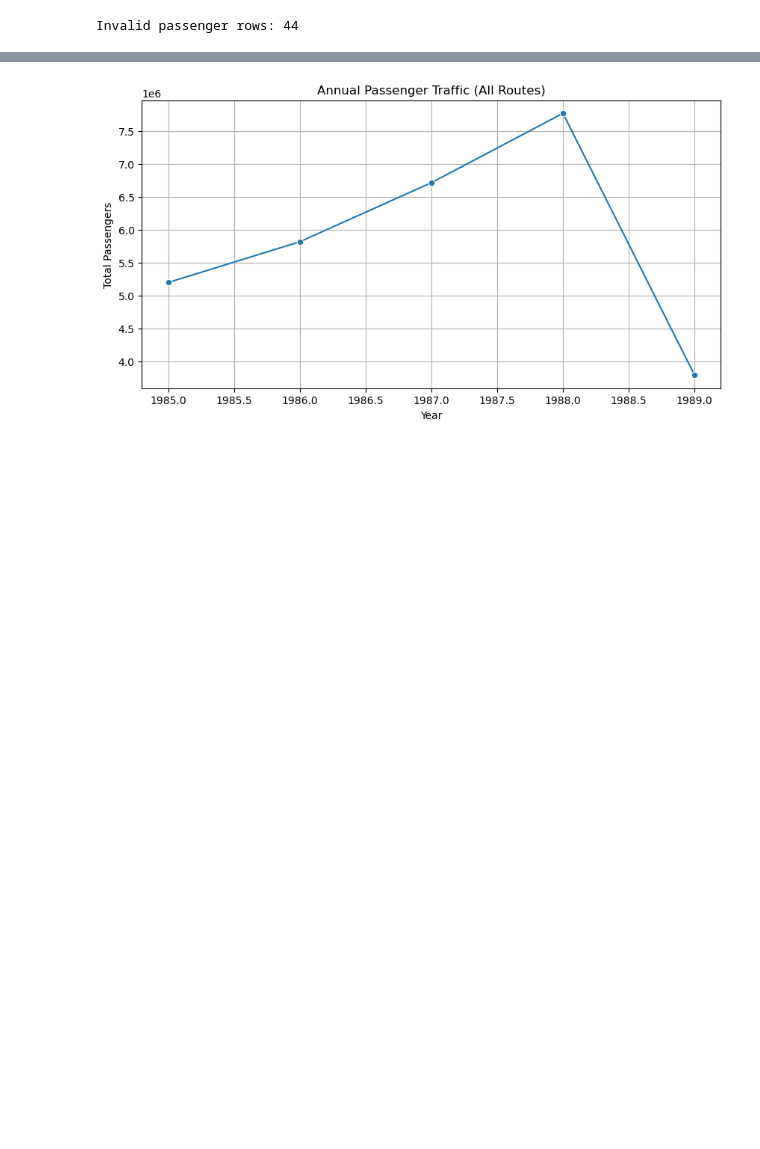
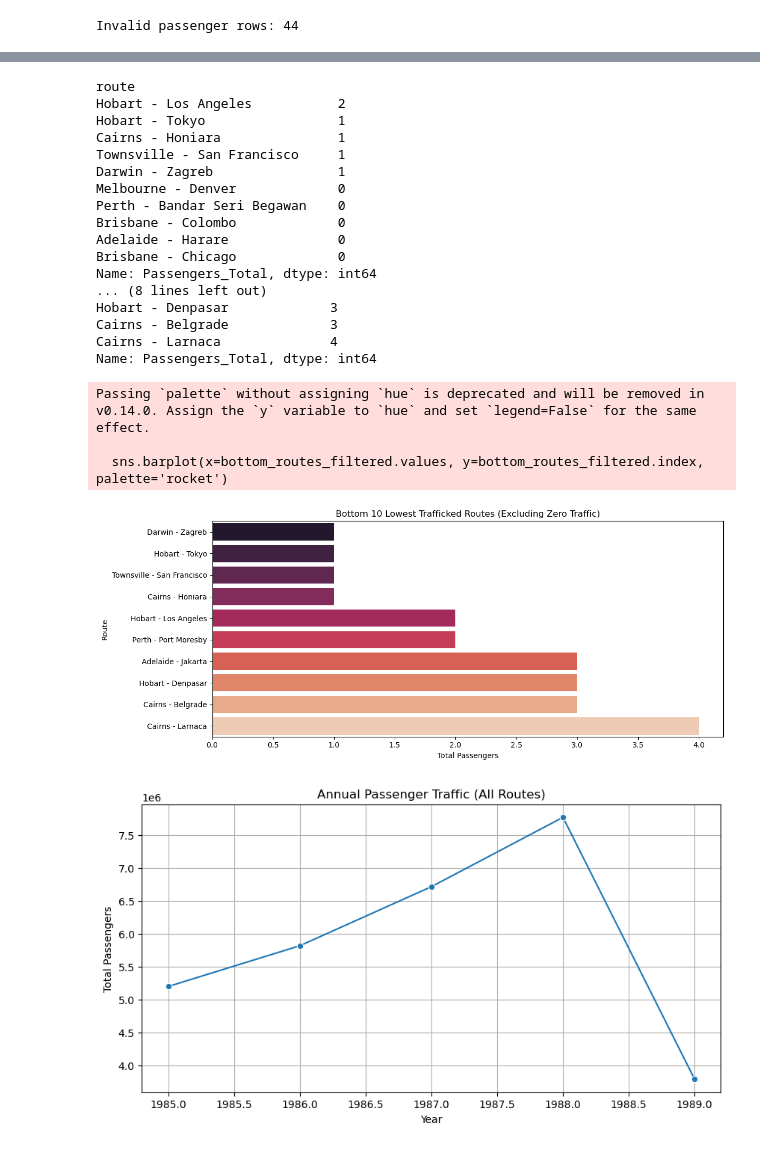
Before and after one commit to keshavgoel787/data-tech-challenge, a Jupyter notebook: AeroConnect_Route_Analytics.ipynb, the cells around one changed output, grey strips where cells are left out. Drawn from its saved outputs; the diff is of its cells as text; code cells hidden in the pictures; blank space fills up the shorter version.

Commit message:
Picking Route and comparing models

```diff
--- a/AeroConnect_Route_Analytics.ipynb
+++ b/AeroConnect_Route_Analytics.ipynb
@@ -166,6 +160,44 @@ Passing `palette` without assigning `hue` is deprecated and will be removed in v
 
   sns.barplot(x=top_routes.values, y=top_routes.index, palette='viridis')
 [figure]
+# %%
+# Filter out routes with 0 total passengers before selecting bottom 10
+nonzero_route_traffic = route_traffic[route_traffic > 0]
+bottom_routes_filtered = nonzero_route_traffic.sort_values().head(10)
+
+print(route_traffic.tail(10))
+print(bottom_routes_filtered)
+
+# Plot bottom 10 non-zero routes
+plt.figure(figsize=(12, 5))
+sns.barplot(x=bottom_routes_filtered.values, y=bottom_routes_filtered.index, palette='rocket')
+plt.title("Bottom 10 Lowest Trafficked Routes (Excluding Zero Traffic)")
+plt.xlabel("Total Passengers")
+plt.ylabel("Route")
+plt.tight_layout()
+plt.show()
+# %% [output]
+route
+Hobart - Los Angeles           2
+Hobart - Tokyo                 1
+Cairns - Honiara               1
+Townsville - San Francisco     1
+Darwin - Zagreb                1
+Melbourne - Denver             0
+Perth - Bandar Seri Begawan    0
+Brisbane - Colombo             0
+Adelaide - Harare              0
+Brisbane - Chicago             0
+Name: Passengers_Total, dtype: int64
+... (8 lines left out)
+Hobart - Denpasar             3
+Cairns - Belgrade             3
+Cairns - Larnaca              4
+Name: Passengers_Total, dtype: int64
+Passing `palette` without assigning `hue` is deprecated and will be removed in v0.14.0. Assign the `y` variable to `hue` and set `legend=False` for the same effect.
+
+  sns.barplot(x=bottom_routes_filtered.values, y=bottom_routes_filtered.index, palette='rocket')
+[figure, added]
 # %%
 annual_traffic = df.groupby('Year')['Passengers_Total'].sum()
 
```
Also changed, not shown: parts of 5 cells of this notebook.
